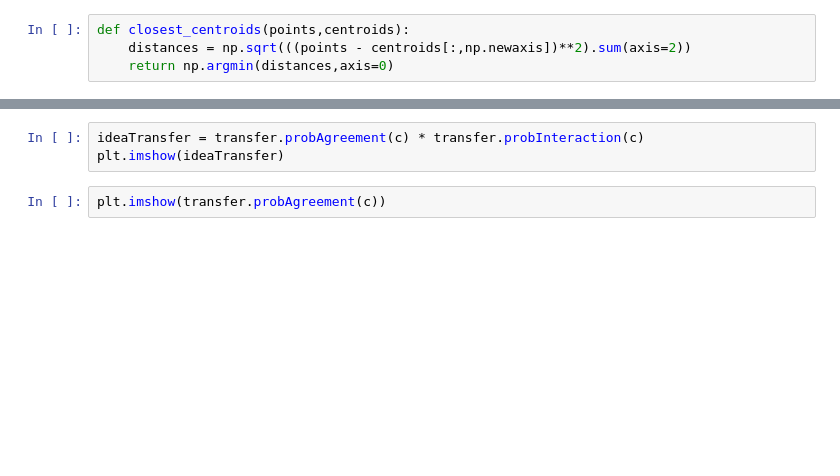
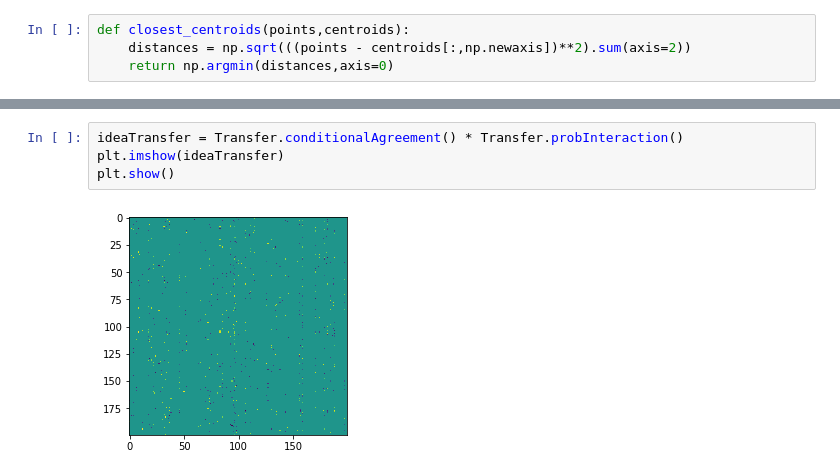
Before and after one commit to tcikezu/ideatransfer, a Jupyter notebook: simulate.ipynb, the cells around one changed output, grey strips where cells are left out. Cells and saved outputs as stored; diff of their text form; blank space fills up the shorter version.

```diff
--- a/simulate.ipynb
+++ b/simulate.ipynb
@@ -122,5 +100,6 @@ X = c.ideaDistribution[closest_centroids(c.allPositions, centroids)==0][:][0]
 # %%
-ideaTransfer = transfer.probAgreement(c) * transfer.probInteraction(c)
+ideaTransfer = Transfer.conditionalAgreement() * Transfer.probInteraction()
 plt.imshow(ideaTransfer)
+plt.show()
+# %% [output]
+[figure, added]
-# %%
-plt.imshow(transfer.probAgreement(c))
```
Also changed, not shown: parts of 25 cells of this notebook, 15 other files.
